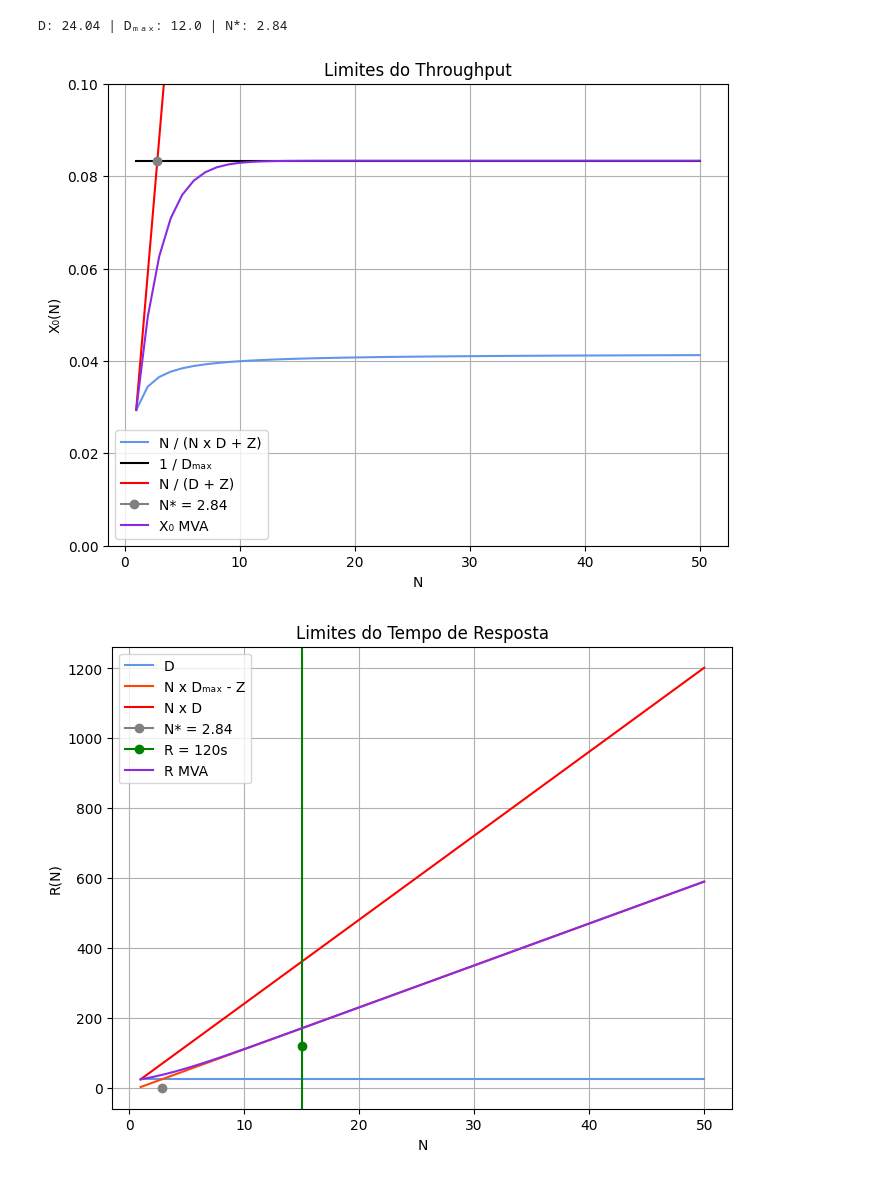
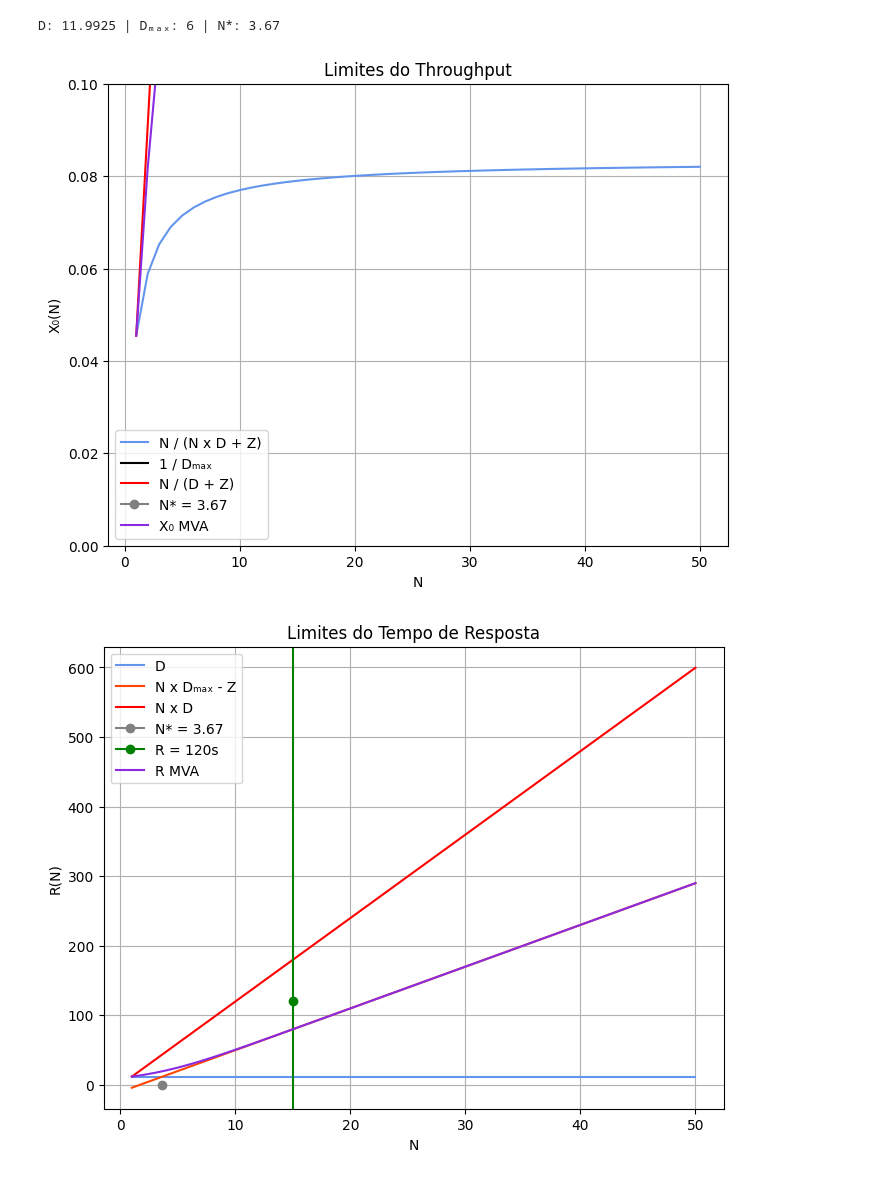
Before and after one commit to Matheuslr/ADS_MVA_Analysis, a Jupyter notebook: MVA_Final.ipynb, the cells around one changed output. Saved outputs shown, nothing was run; the diff lists cells and outputs as text; code cells hidden in the pictures.

```diff
--- a/MVA_Final.ipynb
+++ b/MVA_Final.ipynb
@@ -94,14 +94,14 @@ def MVAAproximado(Si, Vi, Ni, Ri, N, K, Z, e=0.001):
 # K = 2
 # N = 50
 # Z = 10
-# Si = [0.02, 0.04]
-# Vi = [301,300]
+# Si = [4, 1]
+# Vi = [3,6]
 
 K = 3
 N = 50
 Z = 10
-Si = [0.02, 0.04, 0.01]
-Vi = [301,300, 602]
+Si = [1, 4, 1.33]
+Vi = [6,0.75, 2.25]
 
 Ni = []
 Ri = []
@@ -224,4 +224,4 @@ Interação      R0             R1             R2             R               X0
 [figure]
-D: 24.04 | Dₘₐₓ: 12.0 | N*: 2.84
+D: 11.9925 | Dₘₐₓ: 6 | N*: 3.67
-[figure, old version]
+[figure, new version]
-[figure, old version]
+[figure, new version]
```
Also changed, not shown: parts of 1 cell of this notebook, 5 other files.
